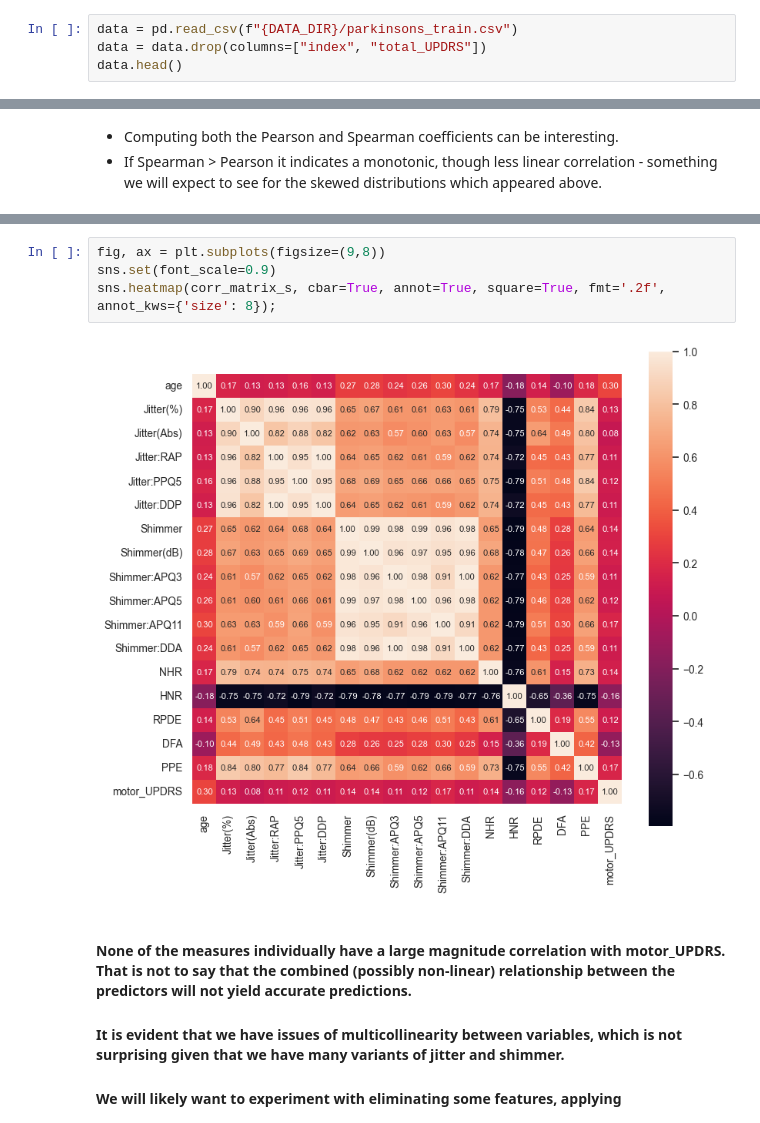
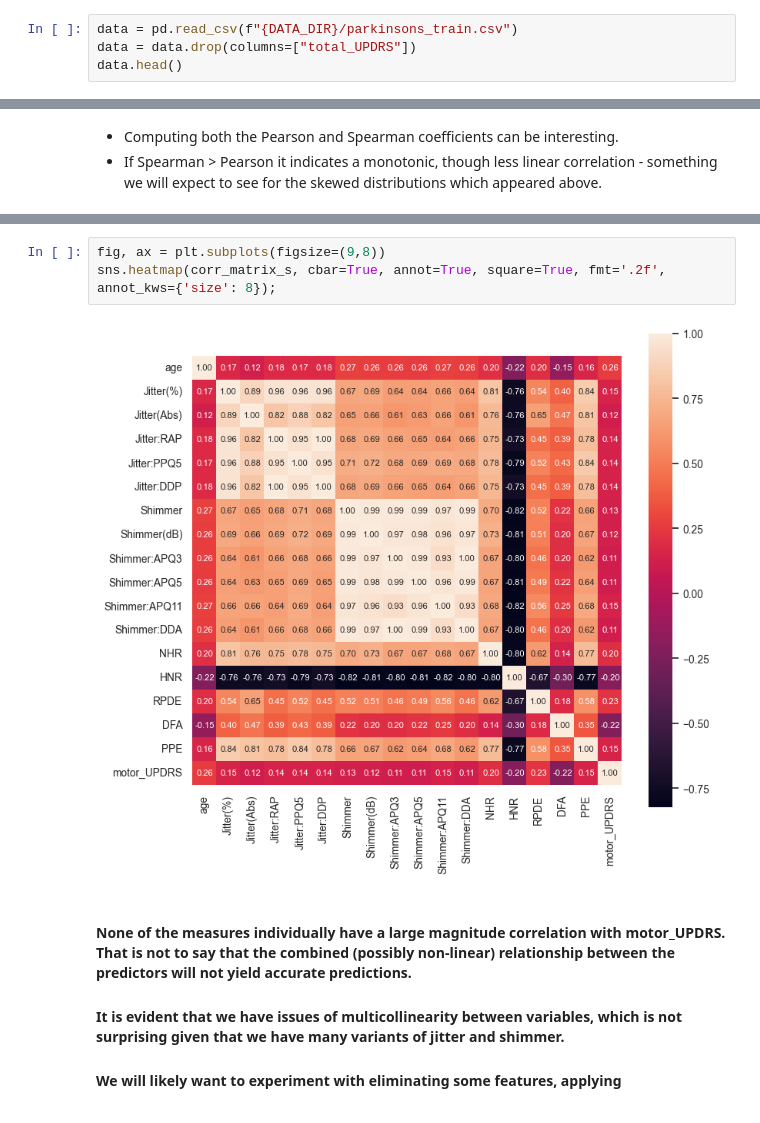
Before and after one commit to gs354/parkinsons_telemonitoring, a Jupyter notebook: parkinsons_telemonitoring/parkinsons_predict.ipynb, the cells around one changed output, grey strips where cells are left out. Cells and saved outputs as stored; diff of their text form.

Commit message:
Correct saved data and add SVR model

```diff
--- a/parkinsons_telemonitoring/parkinsons_predict.ipynb
+++ b/parkinsons_telemonitoring/parkinsons_predict.ipynb
@@ -207,7 +207,7 @@ df_test = parkinsons_all[parkinsons_all["subject#"].isin(subjects_test)]
 #### We will focus on predicting the motor_UPDRS and so will also drop total_UPDRS for now.
 # %%
 data = pd.read_csv(f"{DATA_DIR}/parkinsons_train.csv")
-data = data.drop(columns=["index", "total_UPDRS"])
+data = data.drop(columns=["total_UPDRS"])
 data.head()
 # %% [output]
 |  | age | test_time | Jitter(%) | Jitter(Abs) | Jitter:RAP | Jitter:PPQ5 | Jitter:DDP | Shimmer | Shimmer(dB) | ... |
@@ -311,9 +311,8 @@ pd.concat([pearson, spearman], keys=["pearson", "spearman"], axis=1)
 # %%
 fig, ax = plt.subplots(figsize=(9,8))
-sns.set(font_scale=0.9)
 sns.heatmap(corr_matrix_s, cbar=True, annot=True, square=True, fmt='.2f', annot_kws={'size': 8});
 # %% [output]
-[figure, old version]
+[figure, new version]
 # %% [markdown]
 #### None of the measures individually have a large magnitude correlation with motor_UPDRS. That is not to say that the combined (possibly non-linear) relationship between the predictors will not yield accurate predictions.
 #### It is evident that we have issues of multicollinearity between variables, which is not surprising given that we have many variants of jitter and shimmer.
```
Also changed, not shown: parts of 24 cells of this notebook, 2 other files.
